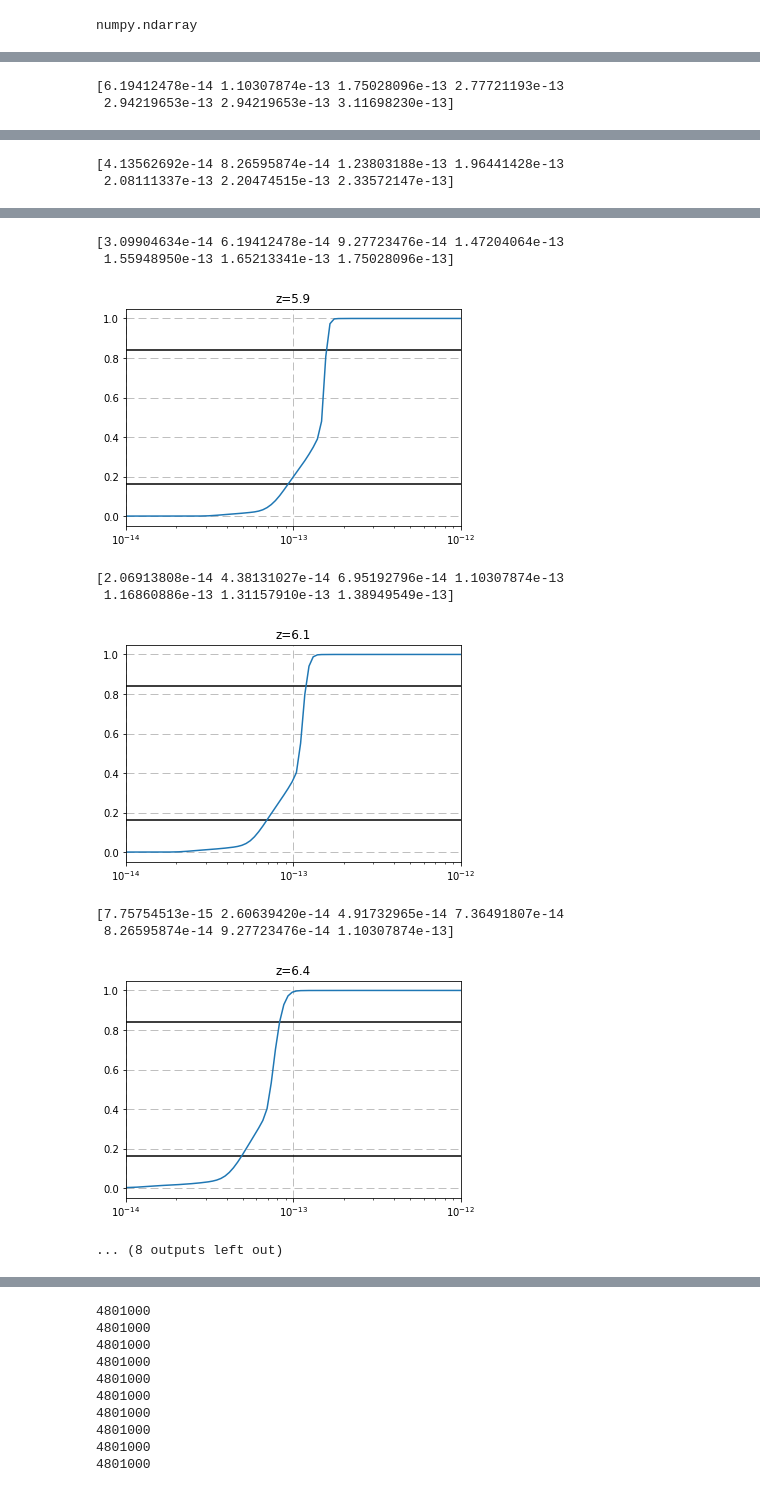
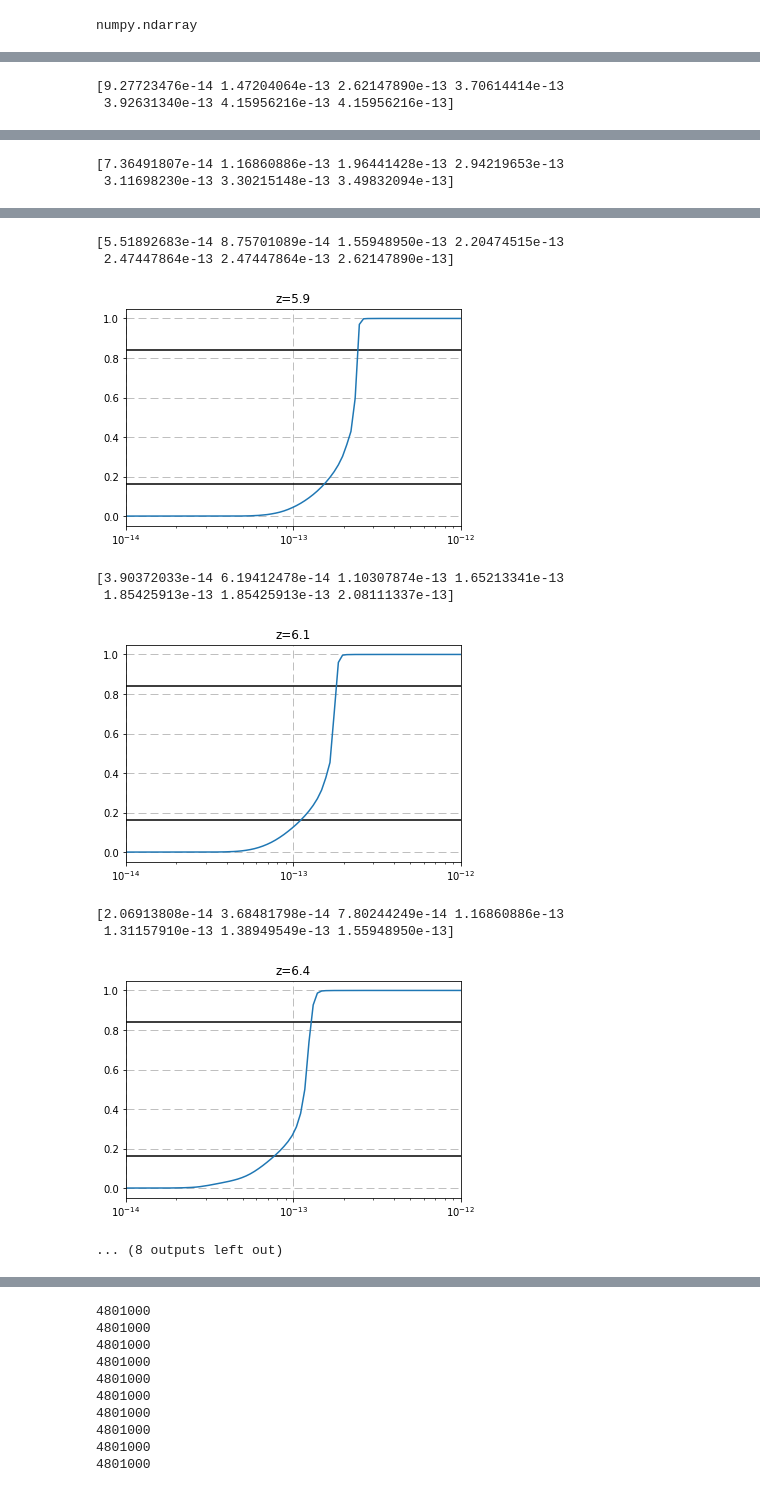
Before and after one commit to zoesuns/mfp, a Jupyter notebook: codes/calc_Gamma_bkg.ipynb, the cells around one changed output, grey strips where cells are left out. Saved outputs shown, nothing was run; the diff lists cells and outputs as text; code cells hidden in the pictures.

```diff
--- a/codes/calc_Gamma_bkg.ipynb
+++ b/codes/calc_Gamma_bkg.ipynb
@@ -438,3 +468,27 @@ np.savetxt("gamma_percentile.txt",outsave,fmt="%6.4e")
 type(gammalist)
 # %% [output]
 numpy.ndarray
+# %%
+outsave=[]
+for z in ["5.2","5.4","5.6","5.9","6.1","6.4","6.8","7.3","7.9","9.0"]:
+    gammalist=np.load("B40C_unisample_gamma_bkg_z="+z+".npy")
+    gammalist[gammalist<1e-20]=1.01e-20
+#     loadall.append(list(gammalist))
+    val,bine=np.histogram(gammalist,bins=np.logspace(-20,-10,400))
+
+    cdf=np.cumsum(val)/np.cumsum(val)[-1]
+    plt.plot(bine[1:],cdf)
+    perlist=np.array([bine[1:][np.argmin(np.abs(cdf-percentile))] \
+                      for percentile in [0.0015, 0.025, 0.16, 0.5, 0.84, 0.975, 0.9985]])
+    print(perlist)
+    outsave.append(perlist)
+
+    plt.xlim(1e-14,1e-12)
+    plt.xscale("log")
+    plt.title("z="+str(z))
+    plt.grid(dashes=(10,5))
+    plt.hlines(0.16,1e-14,1e-12)
+    plt.hlines(0.84,1e-14,1e-12)
+    plt.show()
+
+np.savetxt("B40C_unisample_gamma_percentile.txt",outsave,fmt="%6.4e")
@@ -441,9 +515,9 @@ numpy.ndarray
 # %%
 outsave=[]
 for z in ["5.2","5.4","5.7","5.9","6.1","6.4","6.8","7.3","8.0","8.9"]:
-    gammalist=np.load("unisample_gamma_bkg_z="+z+".npy")
+    gammalist=np.load("B40E_unisample_gamma_bkg_z="+z+".npy")
     gammalist[gammalist<1e-20]=1.01e-20
-    loadall.append(list(gammalist))
+#     loadall.append(list(gammalist))
     val,bine=np.histogram(gammalist,bins=np.logspace(-20,-10,400))
 
     cdf=np.cumsum(val)/np.cumsum(val)[-1]
@@ -461,5 +535,5 @@ for z in ["5.2","5.4","5.7","5.9","6.1","6.4","6.8","7.3","8.0","8.9"]:
     plt.hlines(0.84,1e-14,1e-12)
     plt.show()
 
-np.savetxt("unisample_gamma_percentile.txt",outsave,fmt="%6.4e")
+np.savetxt("B40E_unisample_gamma_percentile.txt",outsave,fmt="%6.4e")
 # %% [output]
@@ -469,2 +543,2 @@ np.savetxt("unisample_gamma_percentile.txt",outsave,fmt="%6.4e")
-[6.19412478e-14 1.10307874e-13 1.75028096e-13 2.77721193e-13
- 2.94219653e-13 2.94219653e-13 3.11698230e-13]
+[9.27723476e-14 1.47204064e-13 2.62147890e-13 3.70614414e-13
+ 3.92631340e-13 4.15956216e-13 4.15956216e-13]
@@ -472,2 +546,2 @@ np.savetxt("unisample_gamma_percentile.txt",outsave,fmt="%6.4e")
-[4.13562692e-14 8.26595874e-14 1.23803188e-13 1.96441428e-13
- 2.08111337e-13 2.20474515e-13 2.33572147e-13]
+[7.36491807e-14 1.16860886e-13 1.96441428e-13 2.94219653e-13
+ 3.11698230e-13 3.30215148e-13 3.49832094e-13]
@@ -475,10 +549,10 @@ np.savetxt("unisample_gamma_percentile.txt",outsave,fmt="%6.4e")
-[3.09904634e-14 6.19412478e-14 9.27723476e-14 1.47204064e-13
- 1.55948950e-13 1.65213341e-13 1.75028096e-13]
+[5.51892683e-14 8.75701089e-14 1.55948950e-13 2.20474515e-13
+ 2.47447864e-13 2.47447864e-13 2.62147890e-13]
-[figure, old version]
+[figure, new version]
-[2.06913808e-14 4.38131027e-14 6.95192796e-14 1.10307874e-13
- 1.16860886e-13 1.31157910e-13 1.38949549e-13]
+[3.90372033e-14 6.19412478e-14 1.10307874e-13 1.65213341e-13
+ 1.85425913e-13 1.85425913e-13 2.08111337e-13]
-[figure, old version]
+[figure, new version]
-[7.75754513e-15 2.60639420e-14 4.91732965e-14 7.36491807e-14
- 8.26595874e-14 9.27723476e-14 1.10307874e-13]
+[2.06913808e-14 3.68481798e-14 7.80244249e-14 1.16860886e-13
+ 1.31157910e-13 1.38949549e-13 1.55948950e-13]
-[figure, old version]
+[figure, new version]
 ... (8 outputs left out)
```
Also changed, not shown: parts of 8 cells of this notebook, 6 other files.
